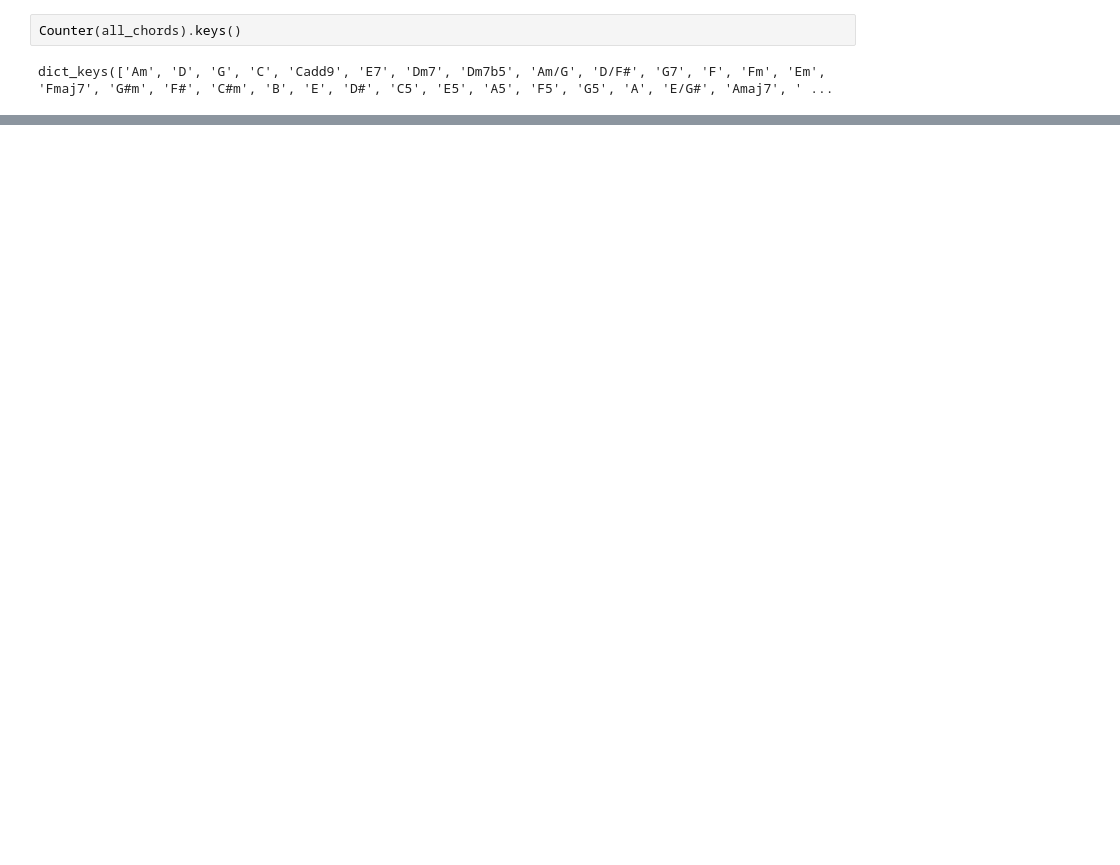
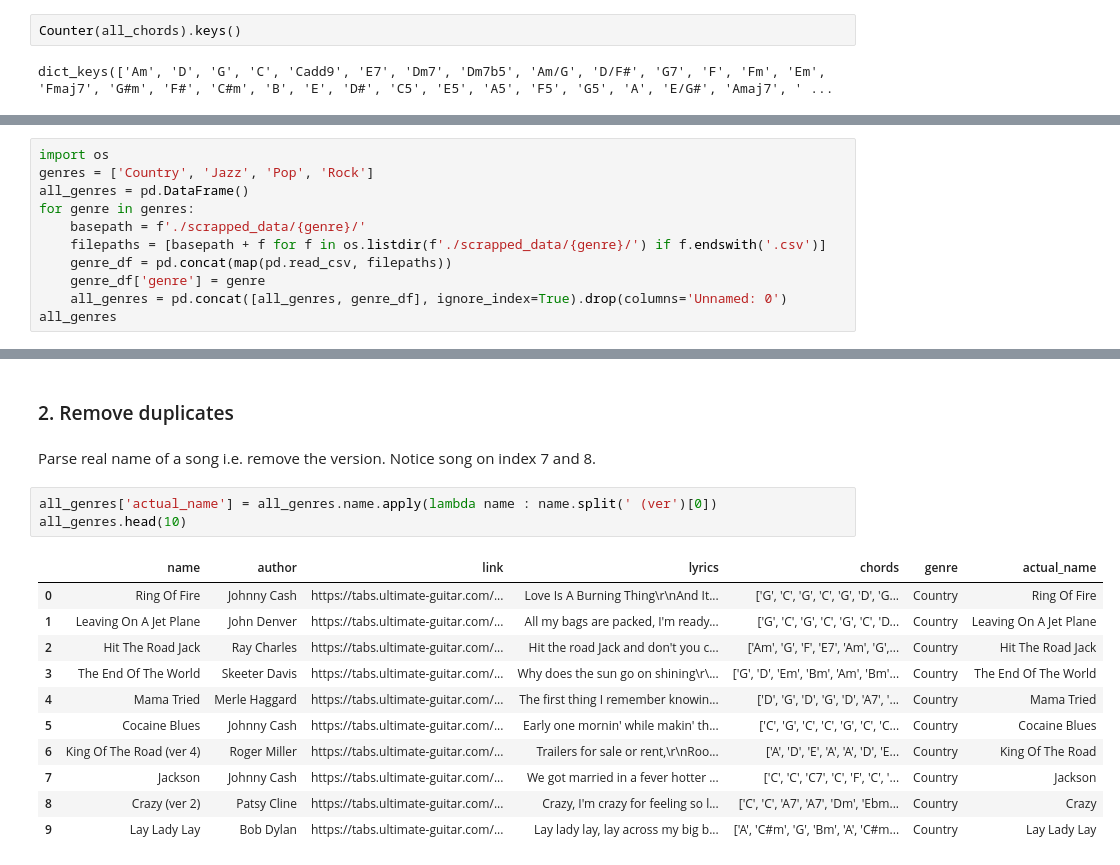
Before and after one commit to ThomasBench/ComputadorMusica, a Jupyter notebook: dataProcessor.ipynb, the cells around one changed output, grey strips where cells are left out. Cells and saved outputs as stored; diff of their text form; blank space fills up the shorter version.

Commit message:
Put all data in same dataset, cleaning duplicates

```diff
--- a/dataProcessor.ipynb
+++ b/dataProcessor.ipynb
@@ -17,0 +13,11 @@ Db
+# %%
+import os
+genres = ['Country', 'Jazz', 'Pop', 'Rock']
+all_genres = pd.DataFrame()
+for genre in genres:
+    basepath = f'./scrapped_data/{genre}/'
+    filepaths = [basepath + f for f in os.listdir(f'./scrapped_data/{genre}/') if f.endswith('.csv')]
+    genre_df = pd.concat(map(pd.read_csv, filepaths))
+    genre_df['genre'] = genre
+    all_genres = pd.concat([all_genres, genre_df], ignore_index=True).drop(columns='Unnamed: 0')
+all_genres
@@ -17,0 +38,19 @@ Db
+# %% [markdown]
+### 2. Remove duplicates
+# %% [markdown]
+Parse real name of a song i.e. remove the version. Notice song on index 7 and 8.
+# %%
+all_genres['actual_name'] = all_genres.name.apply(lambda name : name.split(' (ver')[0])
+all_genres.head(10)
+# %% [output]
+|  | name | author | link | lyrics | chords | genre | actual_name |
+| 0 | Ring Of Fire | Johnny Cash | https://tabs.ultimate-guitar.com/... | Love Is A Burning Thing\r\nAnd It... | ['G', 'C', 'G', 'C', 'G', 'D', 'G... | Country | Ring Of Fire |
+| 1 | Leaving On A Jet Plane | John Denver | https://tabs.ultimate-guitar.com/... | All my bags are packed, I'm ready... | ['G', 'C', 'G', 'C', 'G', 'C', 'D... | Country | Leaving On A Jet Plane |
+| 2 | Hit The Road Jack | Ray Charles | https://tabs.ultimate-guitar.com/... | Hit the road Jack and don't you c... | ['Am', 'G', 'F', 'E7', 'Am', 'G',... | Country | Hit The Road Jack |
+| 3 | The End Of The World | Skeeter Davis | https://tabs.ultimate-guitar.com/... | Why does the sun go on shining\r\... | ['G', 'D', 'Em', 'Bm', 'Am', 'Bm'... | Country | The End Of The World |
+| 4 | Mama Tried | Merle Haggard | https://tabs.ultimate-guitar.com/... | The first thing I remember knowin... | ['D', 'G', 'D', 'G', 'D', 'A7', '... | Country | Mama Tried |
+| 5 | Cocaine Blues | Johnny Cash | https://tabs.ultimate-guitar.com/... | Early one mornin' while makin' th... | ['C', 'G', 'C', 'C', 'G', 'C', 'C... | Country | Cocaine Blues |
+| 6 | King Of The Road (ver 4) | Roger Miller | https://tabs.ultimate-guitar.com/... | Trailers for sale or rent,\r\nRoo... | ['A', 'D', 'E', 'A', 'A', 'D', 'E... | Country | King Of The Road |
+| 7 | Jackson | Johnny Cash | https://tabs.ultimate-guitar.com/... | We got married in a fever hotter ... | ['C', 'C', 'C7', 'C', 'F', 'C', '... | Country | Jackson |
+| 8 | Crazy (ver 2) | Patsy Cline | https://tabs.ultimate-guitar.com/... | Crazy, I'm crazy for feeling so l... | ['C', 'C', 'A7', 'A7', 'Dm', 'Ebm... | Country | Crazy |
+| 9 | Lay Lady Lay | Bob Dylan | https://tabs.ultimate-guitar.com/... | Lay lady lay, lay across my big b... | ['A', 'C#m', 'G', 'Bm', 'A', 'C#m... | Country | Lay Lady Lay |
```
Also changed, not shown: parts of 8 cells of this notebook.
